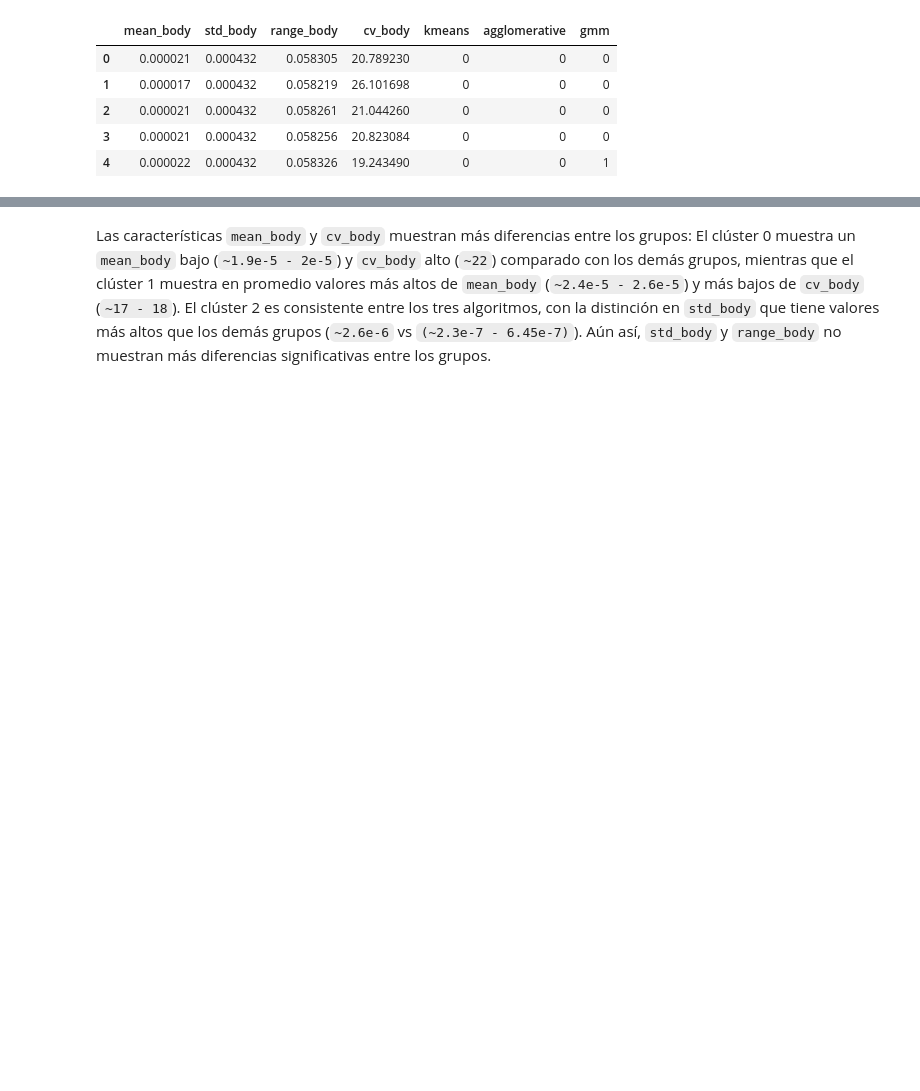
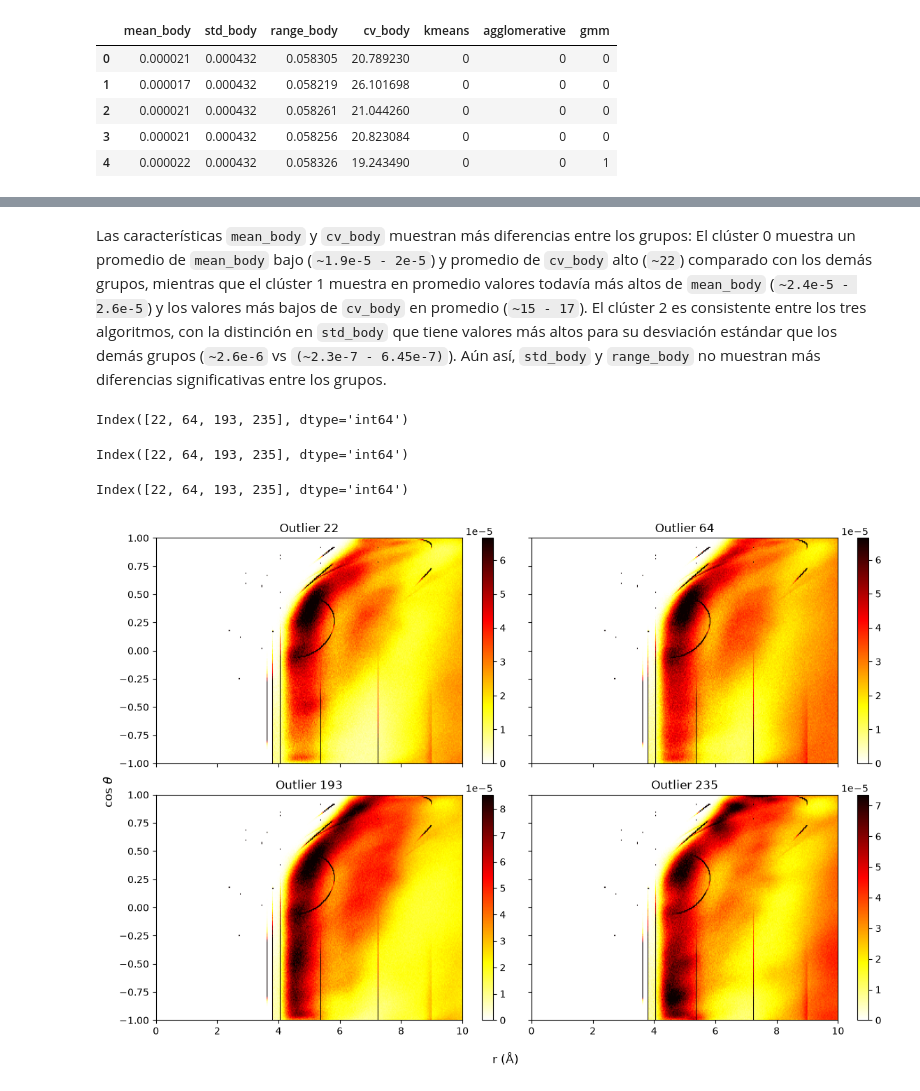
Before and after one commit to dylanhrojas/mouse-nmr, a Jupyter notebook: notebooks/05_nmr_chol_subpops.ipynb, the cells around one changed output, grey strips where cells are left out. Saved outputs shown, nothing was run; the diff lists cells and outputs as text; code cells hidden in the pictures; blank space fills up the shorter version.

```diff
--- a/notebooks/05_nmr_chol_subpops.ipynb
+++ b/notebooks/05_nmr_chol_subpops.ipynb
@@ -414,6 +440,9 @@ labels_gmm = (
 )
 
 df_clusters = X_raw.copy()
+resids = data["NMR"]["g3_CHOL_body_resids"]
+df_clusters.set_index(resids)
+
 df_clusters["kmeans"] = labels_kmeans
 df_clusters["agglomerative"] = labels_agg
 df_clusters["gmm"] = labels_gmm
@@ -456,4 +485,40 @@ tabla
 |  | 1 | 0.000026 | 0.000003 | 130 | 0.000022 | 0.000035 | 0.000432 | 4.976922e-07 | 130 | 0.000427 | 0.000432 | ... |
 |  | 2 | 0.000024 | 0.000003 | 4 | 0.000020 | 0.000027 | 0.000421 | 2.593574e-06 | 4 | 0.000418 | 0.000424 | ... |
 # %% [markdown]
-Las características `mean_body` y `cv_body` muestran más diferencias entre los grupos: El clúster 0 muestra un `mean_body` bajo (`~1.9e-5 - 2e-5`) y `cv_body` alto (`~22`) comparado con los demás grupos, mientras que el clúster 1 muestra en promedio valores más altos de `mean_body` (`~2.4e-5 - 2.6e-5`) y más bajos de `cv_body` (`~17 - 18`). El clúster 2 es consistente entre los tres algoritmos, con la distinción en `std_body` que tiene valores más altos que los demás grupos (`~2.6e-6` vs `(~2.3e-7 - 6.45e-7)`). Aún así, `std_body` y `range_body` no muestran más diferencias significativas entre los grupos.
+Las características `mean_body` y `cv_body` muestran más diferencias entre los grupos: El clúster 0 muestra un promedio de `mean_body` bajo (`~1.9e-5 - 2e-5`) y promedio de `cv_body` alto (`~22`) comparado con los demás grupos, mientras que el clúster 1 muestra en promedio valores todavía más altos de `mean_body` (`~2.4e-5 - 2.6e-5`) y los valores más bajos de `cv_body` en promedio (`~15 - 17`). El clúster 2 es consistente entre los tres algoritmos, con la distinción en `std_body` que tiene valores más altos para su desviación estándar que los demás grupos (`~2.6e-6` vs `(~2.3e-7 - 6.45e-7)`). Aún así, `std_body` y `range_body` no muestran más diferencias significativas entre los grupos.
+# %%
+df_clusters[df_clusters["kmeans"] == 2].index
+# %% [output]
+Index([22, 64, 193, 235], dtype='int64')
+# %%
+df_clusters[df_clusters["agglomerative"] == 2].index
+# %% [output]
+Index([22, 64, 193, 235], dtype='int64')
+# %%
+df_clusters[df_clusters["gmm"] == 2].index
+# %% [output]
+Index([22, 64, 193, 235], dtype='int64')
+# %%
+outliers = df_clusters[df_clusters["kmeans"] == 2].index.tolist()
+# %%
+fig, axes = plt.subplots(2, 2, figsize=(12, 8), sharex=True, sharey=True)
+
+for ax, i in zip(axes.flat, outliers):
+    im = ax.imshow(
+        body_data[i].T,
+        cmap="hot_r",
+        vmin=0,
+        vmax=np.quantile(body_data[i], 0.99),
+        origin="lower",
+        aspect="auto",
+        extent=[0, 10, -1, 1],
+    )
+    ax.set_title(f"Outlier {i}")
+    fig.colorbar(im, ax=ax)
+
+fig.supxlabel(r"r (Å)")
+fig.supylabel(r"$\cos\,\theta$")
+fig.tight_layout()
+plt.show()
+# %% [output]
+[figure, added]
```
Also changed, not shown: parts of 15 cells of this notebook, 1 other file.
